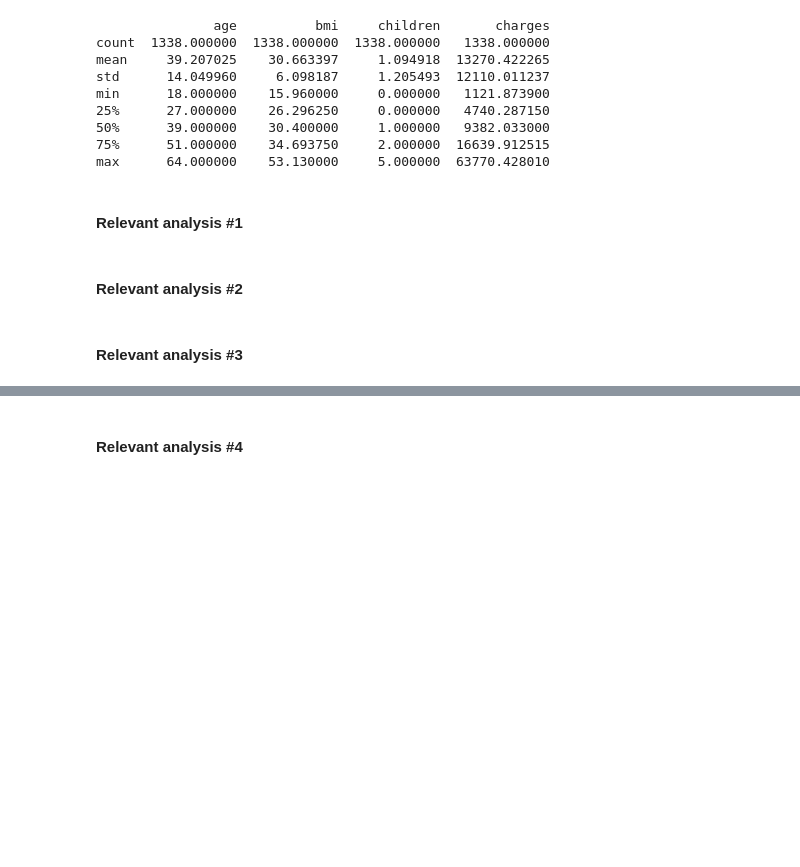
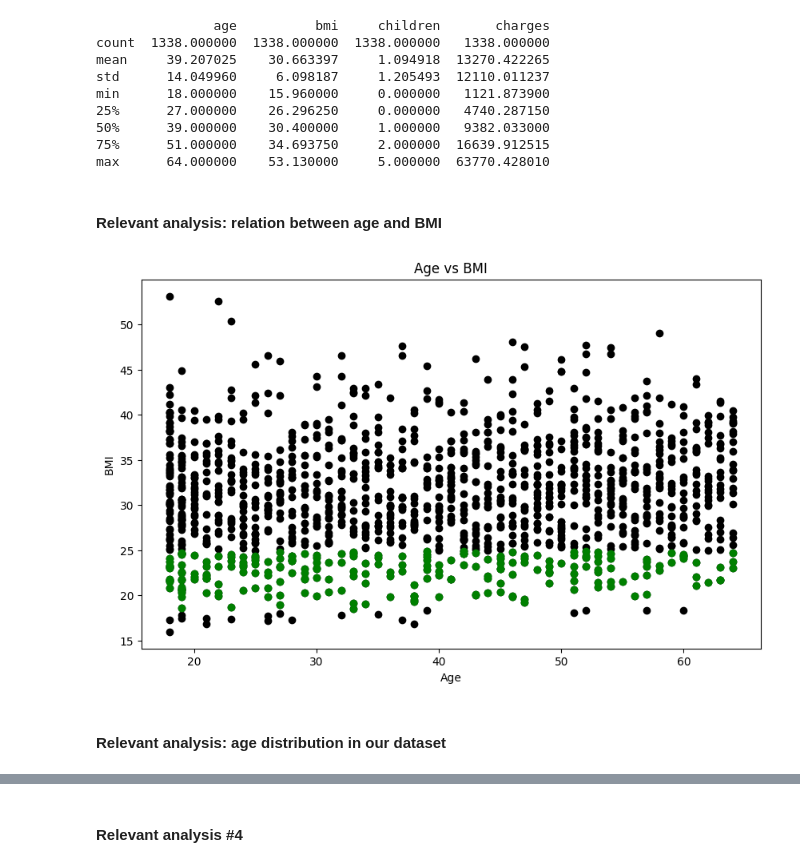
Before and after one commit to 911AstalusAdrian/MS2-PT, a Jupyter notebook: A3/clustering_notebook.ipynb, the cells around one changed output, grey strips where cells are left out. Saved outputs shown, nothing was run; the diff lists cells and outputs as text; code cells hidden in the pictures; blank space fills up the shorter version.

Commit message:
Clustering dataset analysis

```diff
--- a/A3/clustering_notebook.ipynb
+++ b/A3/clustering_notebook.ipynb
@@ -38,8 +38,18 @@ min      18.000000    15.960000     0.000000   1121.873900
 75%      51.000000    34.693750     2.000000  16639.912515
 max      64.000000    53.130000     5.000000  63770.428010
 # %% [markdown]
-#### Relevant analysis #1
+#### Relevant analysis: relation between age and BMI
+# %%
+normal_bmi = df[(df['bmi'] >= 18.5) & (df['bmi'] <= 24.9)]
+
+plt.figure(figsize=(10, 6))
+plt.plot(df['age'], df['bmi'], 'o', color='black')
+plt.plot(normal_bmi['age'], normal_bmi['bmi'], 'o', color='green')
+plt.title('Age vs BMI')
+plt.xlabel('Age')
+plt.ylabel('BMI')
+plt.show()
+# %% [output]
+[figure, added]
 # %% [markdown]
-#### Relevant analysis #2
+#### Relevant analysis: age distribution in our dataset
-# %% [markdown]
-#### Relevant analysis #3
```
Also changed, not shown: parts of 4 cells of this notebook.
